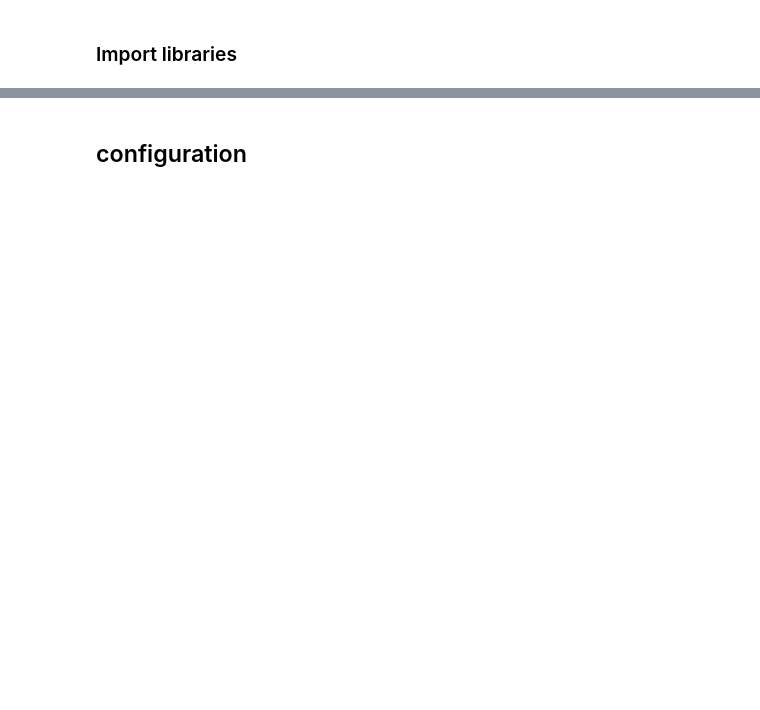
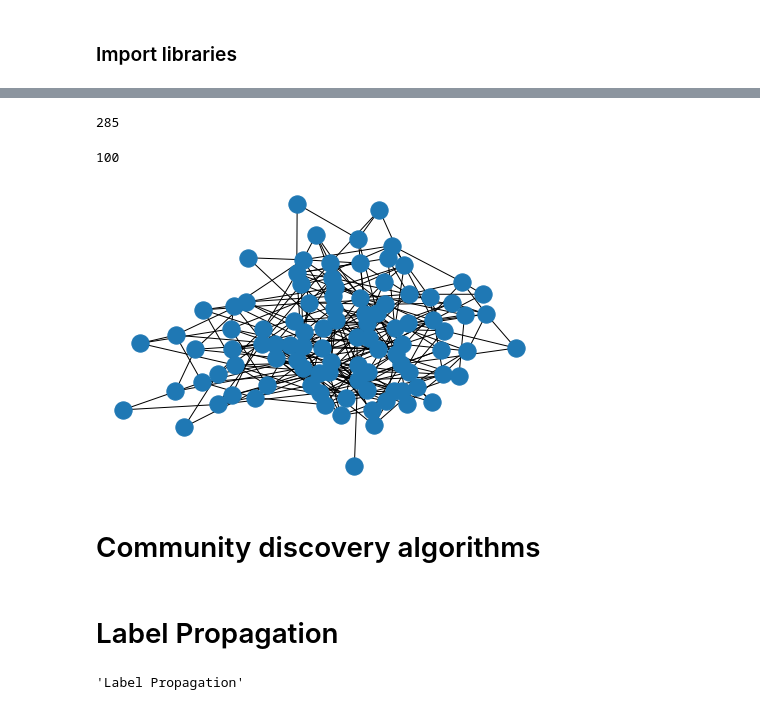
Before and after one commit to gatto/ds-network-analysis, a Jupyter notebook: py/Community Discovery.ipynb, the cells around one changed output, grey strips where cells are left out. Drawn from its saved outputs; the diff is of its cells as text; code cells hidden in the pictures; blank space fills up the shorter version.

```diff
--- a/py/Community Discovery.ipynb
+++ b/py/Community Discovery.ipynb
@@ -100,0 +99,8 @@ G.number_of_nodes()
+# %%
+G.number_of_edges()
+# %% [output]
+285
+# %%
+G.number_of_nodes()
+# %% [output]
+100
@@ -101,2 +109,8 @@ G.number_of_nodes()
+# %%
+nx.draw(G)
+# %% [output]
+[figure, added]
+# %% [markdown]
+# Community discovery algorithms
 # %% [markdown]
-## configuration
+# Label Propagation
@@ -104,0 +117,5 @@ lp_coms = algorithms.label_propagation(G)
+# %%
+label_prop = algorithms.label_propagation(G)
+label_prop.method_name
+# %% [output]
+'Label Propagation'
```
Also changed, not shown: parts of 65 cells of this notebook, 1 other file.
